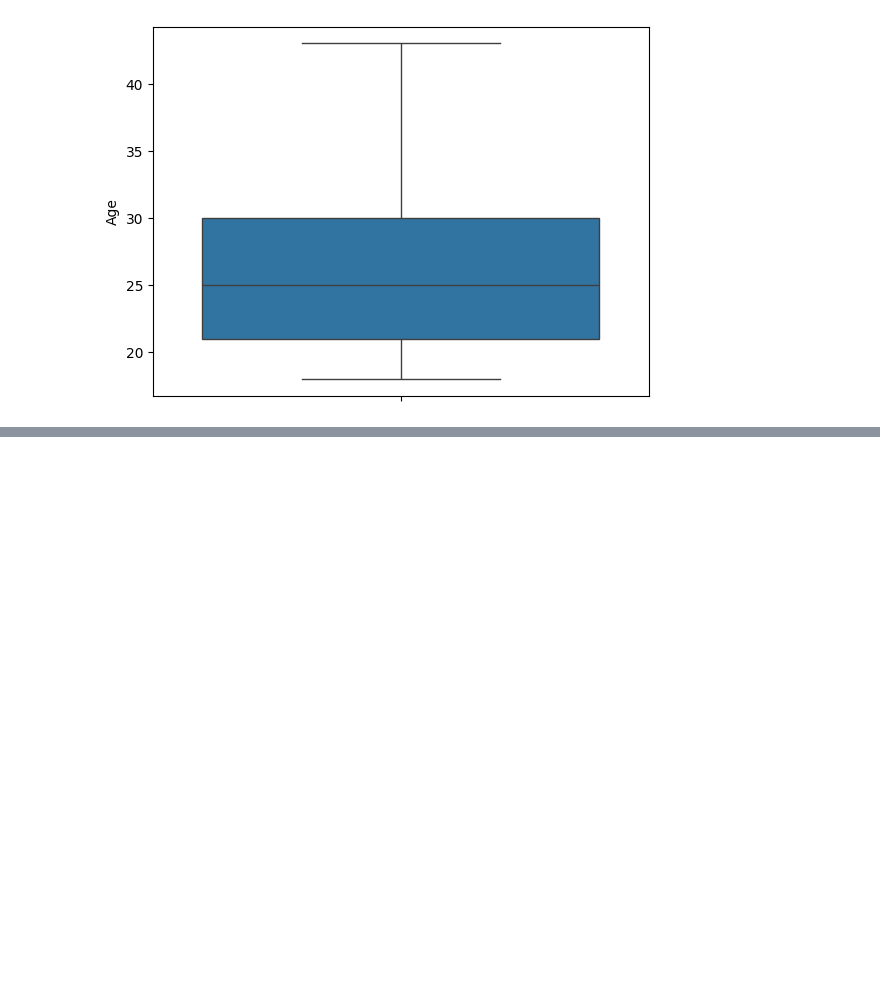
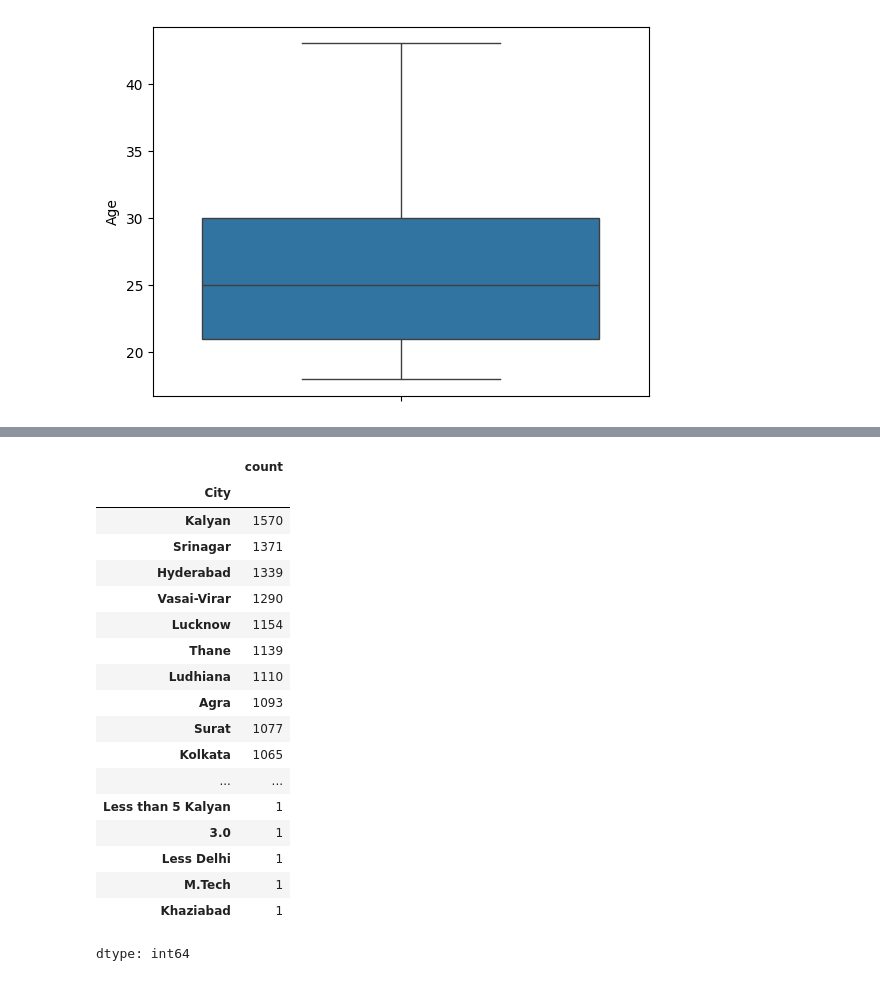
Before and after one commit to Shahzaib-Shoaib/ml_kit, a Jupyter notebook: PC1_BUKC_CLF.ipynb, the cells around one changed output, grey strips where cells are left out. Cells and saved outputs as stored; diff of their text form; code cells hidden in the pictures; blank space fills up the shorter version.

```diff
--- a/PC1_BUKC.ipynb
+++ b/PC1_BUKC_CLF.ipynb
@@ -194,0 +240,22 @@ sns.boxplot(df['Age'])
+# %%
+df['City'].value_counts()
+# %% [output]
+|  | count |
+| City |  |
+| Kalyan | 1570 |
+| Srinagar | 1371 |
+| Hyderabad | 1339 |
+| Vasai-Virar | 1290 |
+| Lucknow | 1154 |
+| Thane | 1139 |
+| Ludhiana | 1110 |
+| Agra | 1093 |
+| Surat | 1077 |
+| Kolkata | 1065 |
+| ... | ... |
+| Less than 5 Kalyan | 1 |
+| 3.0 | 1 |
+| Less Delhi | 1 |
+| M.Tech | 1 |
+| Khaziabad | 1 |
+dtype: int64
```
Also changed, not shown: parts of 12 cells of this notebook.
